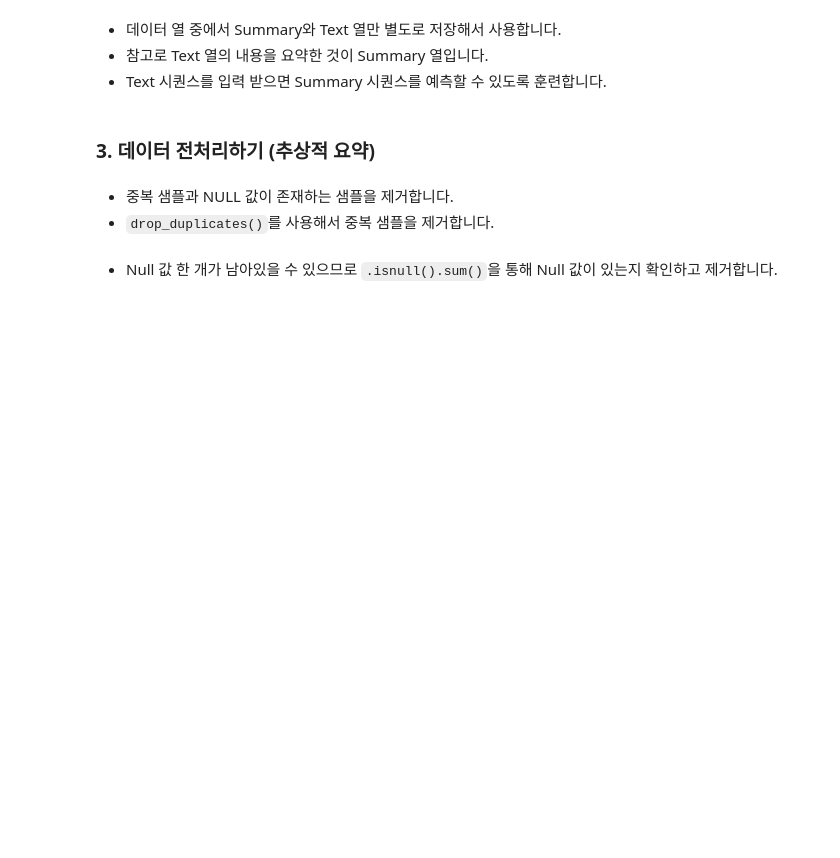
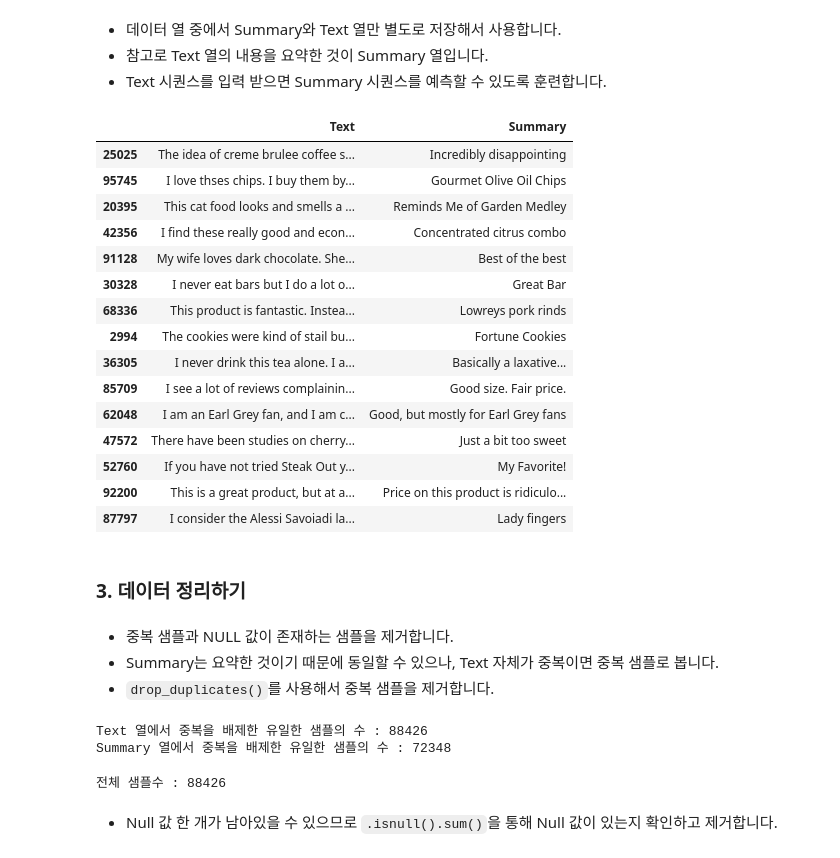
Before and after one commit to zeropro25/AIFFEL_quest_rs_jm, a Jupyter notebook: Exploration/Ex06/뉴스 요약봇 만들기.ipynb, the cells around one changed output. Saved outputs shown, nothing was run; the diff lists cells and outputs as text; code cells hidden in the pictures; blank space fills up the shorter version.

````diff
--- a/Exploration/Ex06/뉴스 요약봇 만들기.ipynb
+++ b/Exploration/Ex06/뉴스 요약봇 만들기.ipynb
@@ -51,2 +53,3 @@ data = pd.read_csv('news_summary_more.csv', encoding='iso-8859-1')
 # %%
+data = pd.read_csv(os.getenv("HOME")+"/work/news_summarization/data/Reviews.csv", nrows=100000)
 print('전체 샘플수 :', (len(data)))
@@ -57,24 +69,46 @@ data.head()
 - 참고로 Text 열의 내용을 요약한 것이 Summary 열입니다.
 - Text 시퀀스를 입력 받으면 Summary 시퀀스를 예측할 수 있도록 훈련합니다.
 # %%
-data = data[['text', 'headlines']]
+data = data[['Text', 'Summary']]
 data.head()
 
 #랜덤한 15개 샘플 출력
 data.sample(15)
+# %% [output]
+|  | Text | Summary |
+| 25025 | The idea of creme brulee coffee s... | Incredibly disappointing |
+| 95745 | I love thses chips. I buy them by... | Gourmet Olive Oil Chips |
+| 20395 | This cat food looks and smells a ... | Reminds Me of Garden Medley |
+| 42356 | I find these really good and econ... | Concentrated citrus combo |
+| 91128 | My wife loves dark chocolate. She... | Best of the best |
+| 30328 | I never eat bars but I do a lot o... | Great Bar |
+| 68336 | This product is fantastic. Instea... | Lowreys pork rinds |
+| 2994 | The cookies were kind of stail bu... | Fortune Cookies |
+| 36305 | I never drink this tea alone. I a... | Basically a laxative... |
+| 85709 | I see a lot of reviews complainin... | Good size. Fair price. |
+| 62048 | I am an Earl Grey fan, and I am c... | Good, but mostly for Earl Grey fans |
+| 47572 | There have been studies on cherry... | Just a bit too sweet |
+| 52760 | If you have not tried Steak Out y... | My Favorite! |
+| 92200 | This is a great product, but at a... | Price on this product is ridiculo... |
+| 87797 | I consider the Alessi Savoiadi la... | Lady fingers |
 # %% [markdown]
-### 3. 데이터 전처리하기 (추상적 요약)
+### 3. 데이터 정리하기
 # %% [markdown]
 - 중복 샘플과 NULL 값이 존재하는 샘플을 제거합니다.
+- Summary는 요약한 것이기 때문에 동일할 수 있으나, Text 자체가 중복이면 중복 샘플로 봅니다.
 - ```drop_duplicates()```를 사용해서 중복 샘플을 제거합니다.
 # %%
-print('text 열에서 중복을 배제한 유일한 샘플의 수 :', data['text'].nunique())
-print('headlines 열에서 중복을 배제한 유일한 샘플의 수 :', data['headlines'].nunique())
+print('Text 열에서 중복을 배제한 유일한 샘플의 수 :', data['Text'].nunique())
+print('Summary 열에서 중복을 배제한 유일한 샘플의 수 :', data['Summary'].nunique())
+# %% [output]
+Text 열에서 중복을 배제한 유일한 샘플의 수 : 88426
+Summary 열에서 중복을 배제한 유일한 샘플의 수 : 72348
 # %%
 # inplace=True 를 설정하면 DataFrame 타입 값을 return 하지 않고 data 내부를 직접적으로 바꿉니다.
-
-data.drop_duplicates(subset = ['text'], inplace=True)
+data.drop_duplicates(subset = ['Text'], inplace=True)
 print('전체 샘플수 :', (len(data)))
+# %% [output]
+전체 샘플수 : 88426
 # %% [markdown]
 - Null 값 한 개가 남아있을 수 있으므로 ```.isnull().sum()```을 통해 Null 값이 있는지 확인하고 제거합니다.
 # %%
````
Also changed, not shown: parts of 54 cells of this notebook, 1 other file.
